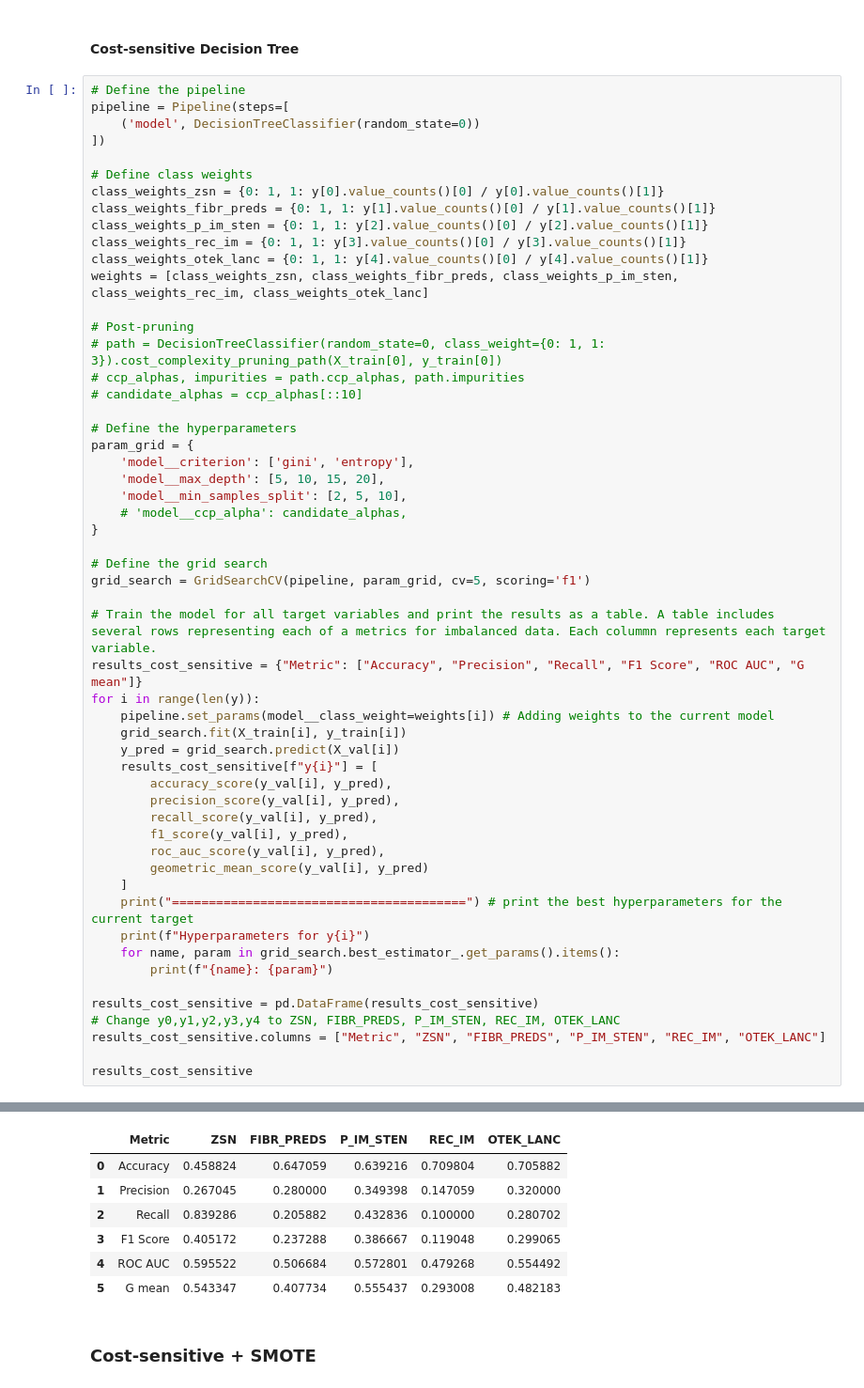
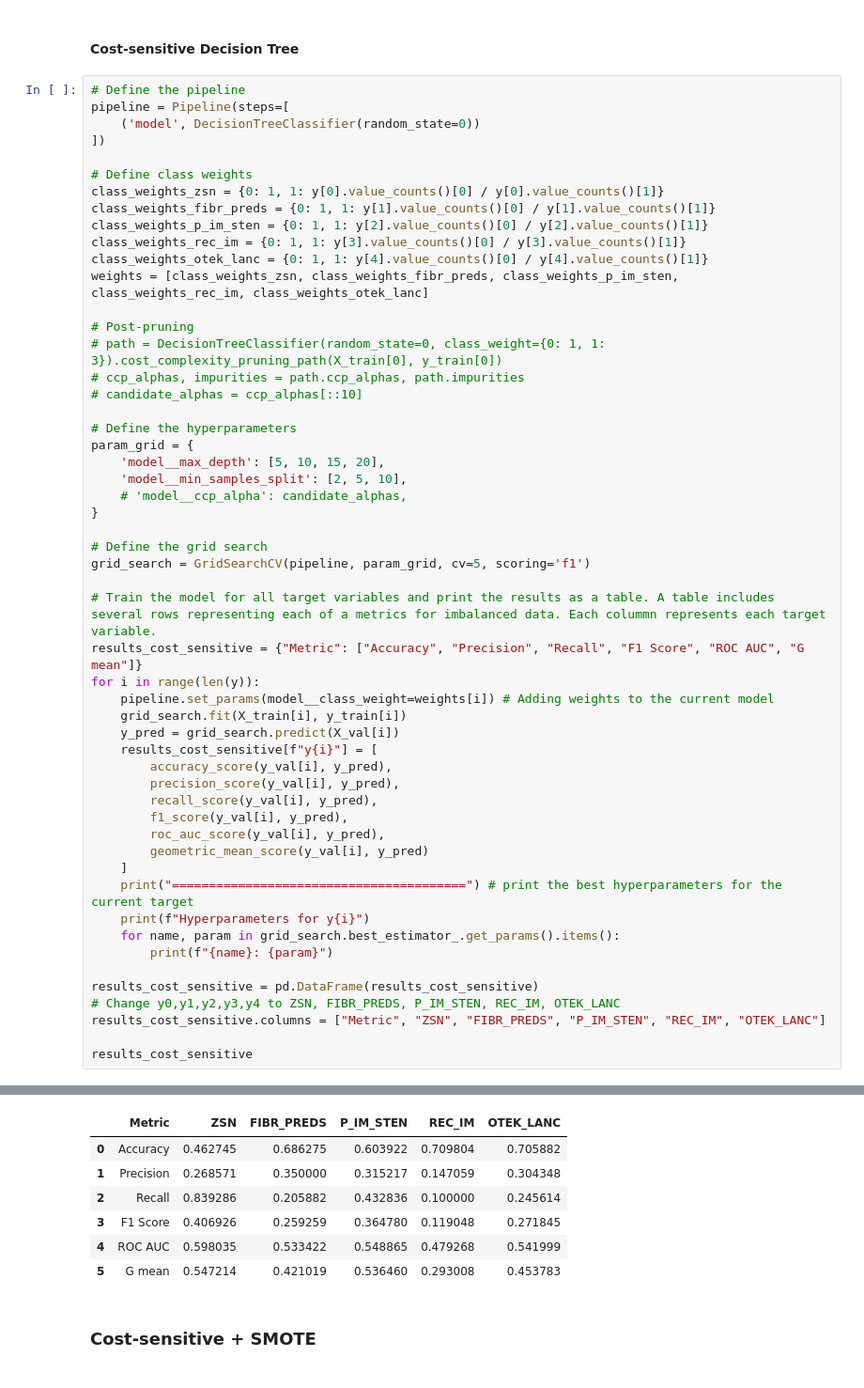
Before and after one commit to danghaidang04/Myocardial_Infraction_Complications_Analysis, a Jupyter notebook: main.ipynb, the cells around one changed output, grey strips where cells are left out. Shown: that part at 94% size. Saved outputs shown, nothing was run; the diff lists cells and outputs as text.

```diff
--- a/main.ipynb
+++ b/main.ipynb
@@ -458,7 +457,6 @@ weights = [class_weights_zsn, class_weights_fibr_preds, class_weights_p_im_sten,
 
 # Define the hyperparameters
 param_grid = {
-    'model__criterion': ['gini', 'entropy'],
     'model__max_depth': [5, 10, 15, 20],
     'model__min_samples_split': [2, 5, 10],
     # 'model__ccp_alpha': candidate_alphas,
@@ -508,14 +506,14 @@ model__max_depth: 5
 model__min_weight_fraction_leaf: 0.0
 model__monotonic_cst: None
 model__random_state: 0
 model__splitter: best
 |  | Metric | ZSN | FIBR_PREDS | P_IM_STEN | REC_IM | OTEK_LANC |
-| 0 | Accuracy | 0.458824 | 0.647059 | 0.639216 | 0.709804 | 0.705882 |
-| 1 | Precision | 0.267045 | 0.280000 | 0.349398 | 0.147059 | 0.320000 |
-| 2 | Recall | 0.839286 | 0.205882 | 0.432836 | 0.100000 | 0.280702 |
-| 3 | F1 Score | 0.405172 | 0.237288 | 0.386667 | 0.119048 | 0.299065 |
-| 4 | ROC AUC | 0.595522 | 0.506684 | 0.572801 | 0.479268 | 0.554492 |
-| 5 | G mean | 0.543347 | 0.407734 | 0.555437 | 0.293008 | 0.482183 |
+| 0 | Accuracy | 0.462745 | 0.686275 | 0.603922 | 0.709804 | 0.705882 |
+| 1 | Precision | 0.268571 | 0.350000 | 0.315217 | 0.147059 | 0.304348 |
+| 2 | Recall | 0.839286 | 0.205882 | 0.432836 | 0.100000 | 0.245614 |
+| 3 | F1 Score | 0.406926 | 0.259259 | 0.364780 | 0.119048 | 0.271845 |
+| 4 | ROC AUC | 0.598035 | 0.533422 | 0.548865 | 0.479268 | 0.541999 |
+| 5 | G mean | 0.547214 | 0.421019 | 0.536460 | 0.293008 | 0.453783 |
 # %% [markdown]
 ### Cost-sensitive + SMOTE
 # %%
```
Also changed, not shown: parts of 10 cells of this notebook, 4 other files.
